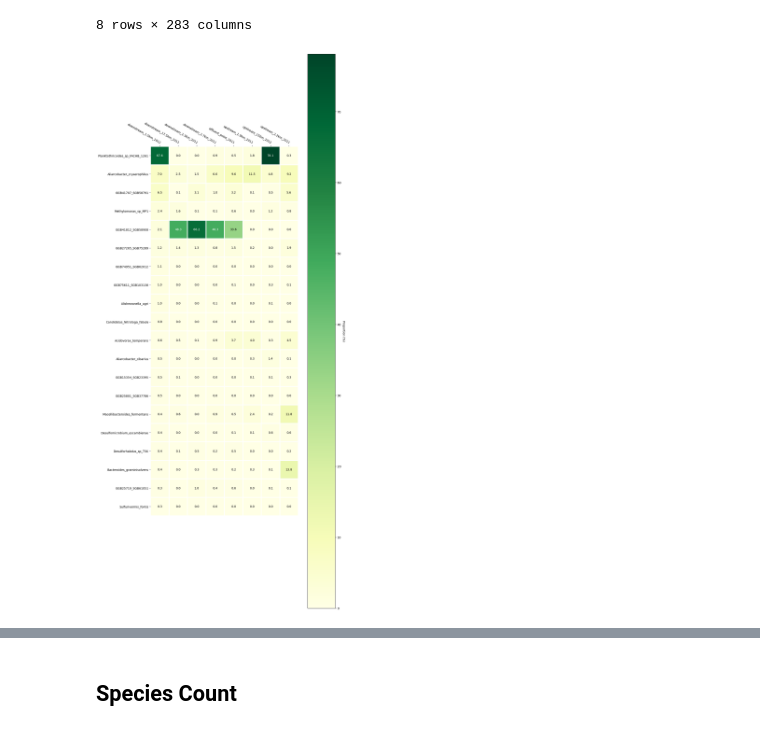
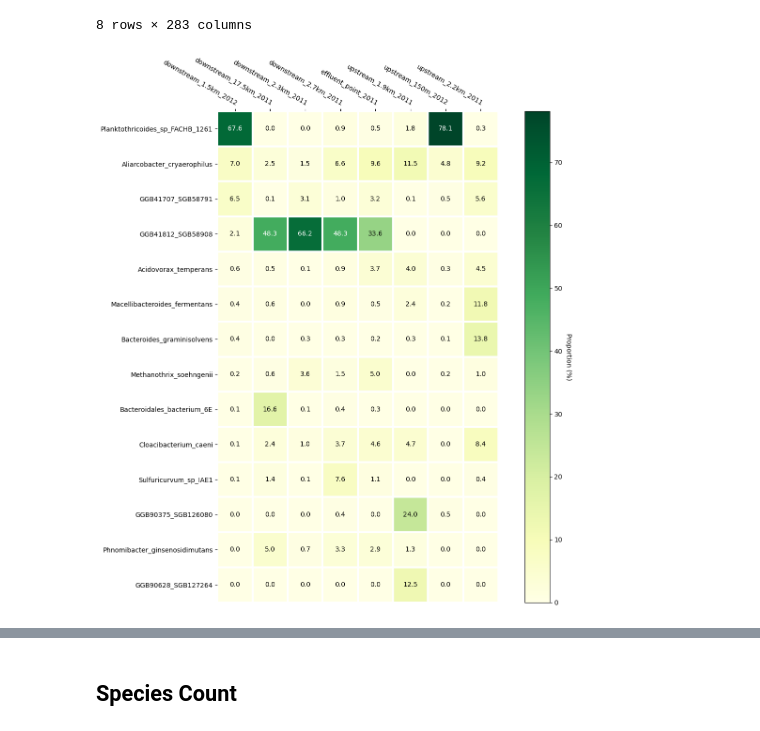
Before and after one commit to blomfelt/BBT045_Project, a Jupyter notebook: Project_group1.ipynb, the cells around one changed output, grey strips where cells are left out. Cells and saved outputs as stored; diff of their text form; code cells hidden in the pictures.

Commit message:
Heatmap and pca txt file

```diff
--- a/Project_group1.ipynb
+++ b/Project_group1.ipynb
@@ -370,25 +370,29 @@ def annotate_heatmap(im, data=None, valfmt="{x:.2f}",
     return texts
 # %%
 # Create the arrays for the functions to use
-test_heatmap_df = species_scaled_df.iloc[:,0:20].transpose()
 
-samples = test_heatmap_df.index # y axis
-species = test_heatmap_df.columns # x axis
-proportion = np.array(test_heatmap_df) # value in cell
+imp_species_scaled_df = species_scaled_df.loc[:, species_scaled_df.sum()>10]
+
+imp_heatmap_df = imp_species_scaled_df.transpose()
+#test_heatmap_df = species_scaled_df.iloc[:,0:20].transpose()
+
+samples = imp_heatmap_df.index # y axis
+species = imp_heatmap_df.columns # x axis
+proportion = np.array(imp_heatmap_df) # value in cell
 
 #ref https://stackoverflow.com/questions/36367986/how-to-make-inline-plots-in-jupyter-notebook-larger
-plt.rcParams['figure.figsize'] = [12, 120]
+plt.rcParams['figure.figsize'] = [12, 12]
 
 fig, ax = plt.subplots()
 
 im, cbar = heatmap(proportion, samples, species, ax=ax, #todo Dubbelkolla ordning
                    cmap="YlGn", cbarlabel="Proportion (%)")
 texts = annotate_heatmap(im, valfmt="{x:.1f}") #todo Where the values are rounded
 
 fig.tight_layout()
 plt.show()
 # %% [output]
-[figure, old version]
+[figure, new version]
 # %%
 #PCA
 # %%
```
Also changed, not shown: parts of 2 cells of this notebook, 1 other file.
